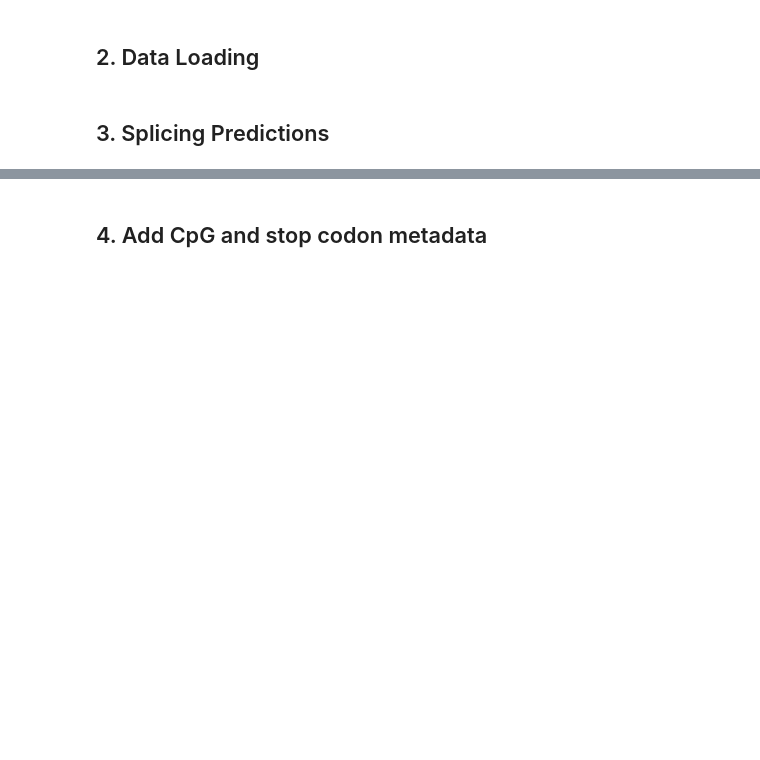
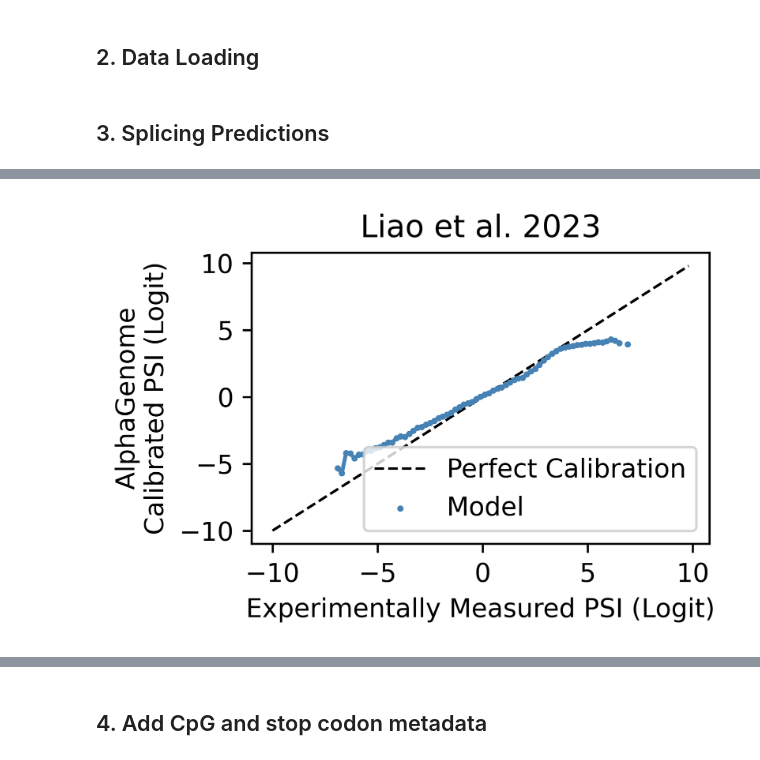
Before and after one commit to regev-lab/splicing-interpretable-distillation, a Jupyter notebook: notebooks/Assay_Splicing_Predictions.ipynb, the cells around one changed output, grey strips where cells are left out. Drawn from its saved outputs; the diff is of its cells as text; code cells hidden in the pictures; blank space fills up the shorter version.

```diff
--- a/notebooks/Assay_Splicing_Predictions.ipynb
+++ b/notebooks/Assay_Splicing_Predictions.ipynb
@@ -96,0 +192,13 @@ assay_data["chong2019"][[
+# %%
+fig, _ = plot_utils.plot_calibration(
+    x=assay_data["liao2023"]["PSI_logit_clipped"],
+    y=(
+        assay_data["liao2023"]["alphagenome_junctions_psi_logit_calibrated"]
+    ),
+    xlabel="Experimentally Measured PSI (Logit)",
+    ylabel="AlphaGenome\nCalibrated PSI (Logit)",
+    title="Liao et al. 2023"
+)
+fig.savefig("figures/Liao2023_AlphaGenome_Reliability_Calibrated.svg")
+# %% [output]
+[figure, added]
```
Also changed, not shown: parts of 21 cells of this notebook, 10 other files.
